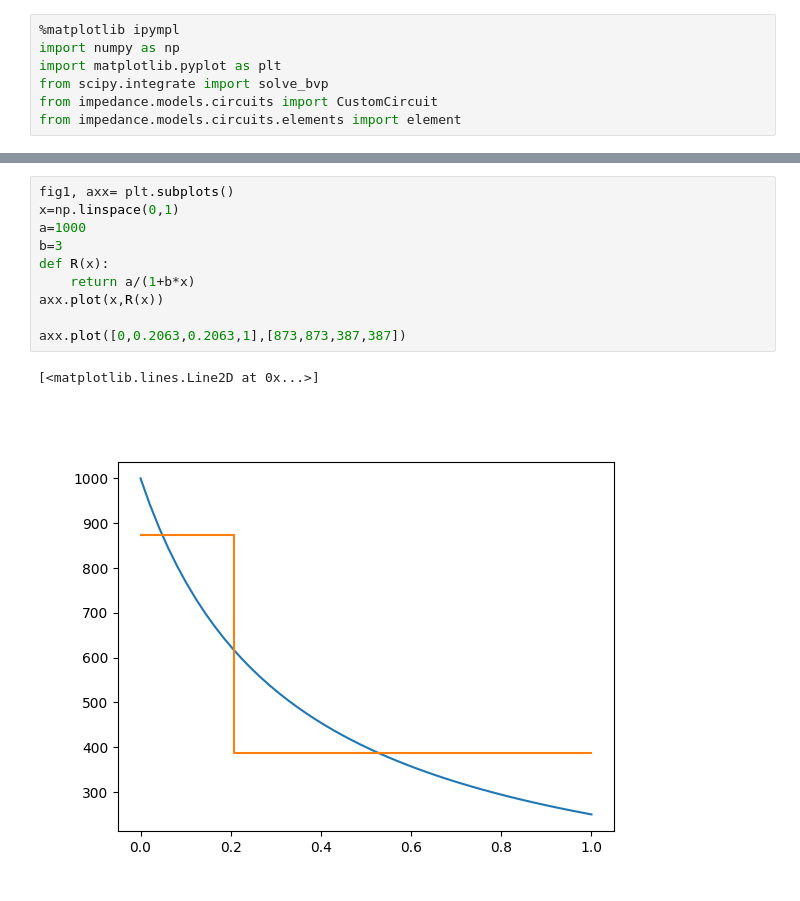
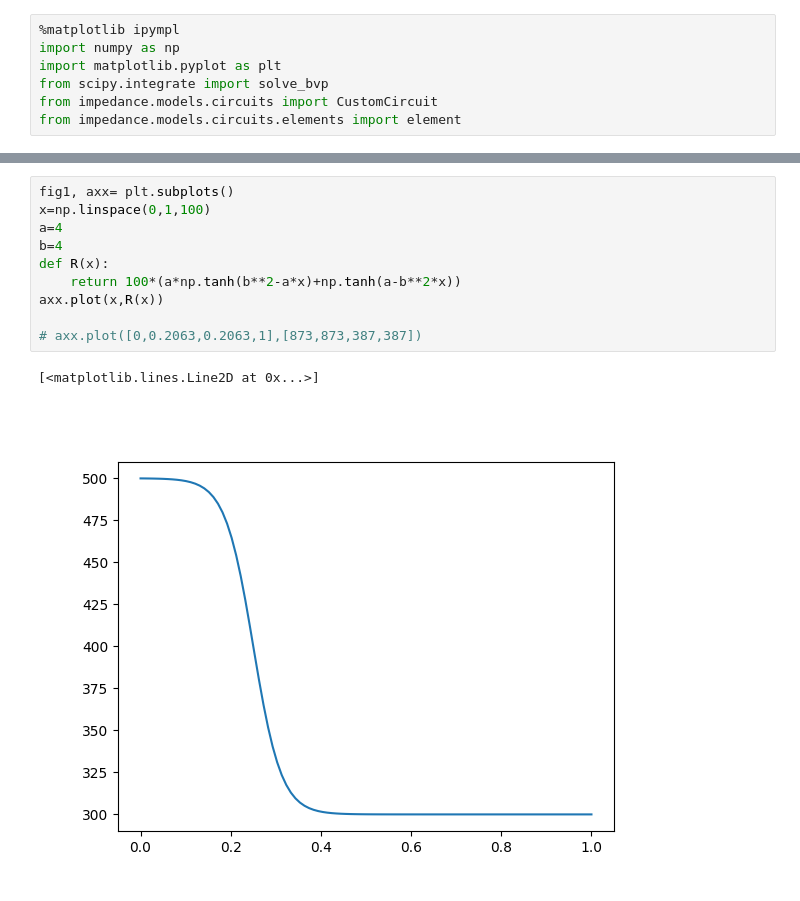
Before and after one commit to Yugal0/fitting-gen-arbitrary-eis, a Jupyter notebook: main.ipynb, the cells around one changed output, grey strips where cells are left out. Cells and saved outputs as stored; diff of their text form.

```diff
--- a/main.ipynb
+++ b/main.ipynb
@@ -37,15 +38,15 @@ def arbitRCPE(p,f):
     return Z_list
 # %%
 fig1, axx= plt.subplots()
-x=np.linspace(0,1)
-a=1000
-b=3
+x=np.linspace(0,1,100)
+a=4
+b=4
 def R(x):
-    return a/(1+b*x)
+    return 100*(a*np.tanh(b**2-a*x)+np.tanh(a-b**2*x))
 axx.plot(x,R(x))
 
-axx.plot([0,0.2063,0.2063,1],[873,873,387,387])
+# axx.plot([0,0.2063,0.2063,1],[873,873,387,387])
 # %% [output]
 [<matplotlib.lines.Line2D at 0x...>]
-[figure, old version]
+[figure, new version]
 # %%
```
Also changed, not shown: parts of 2 cells of this notebook.
